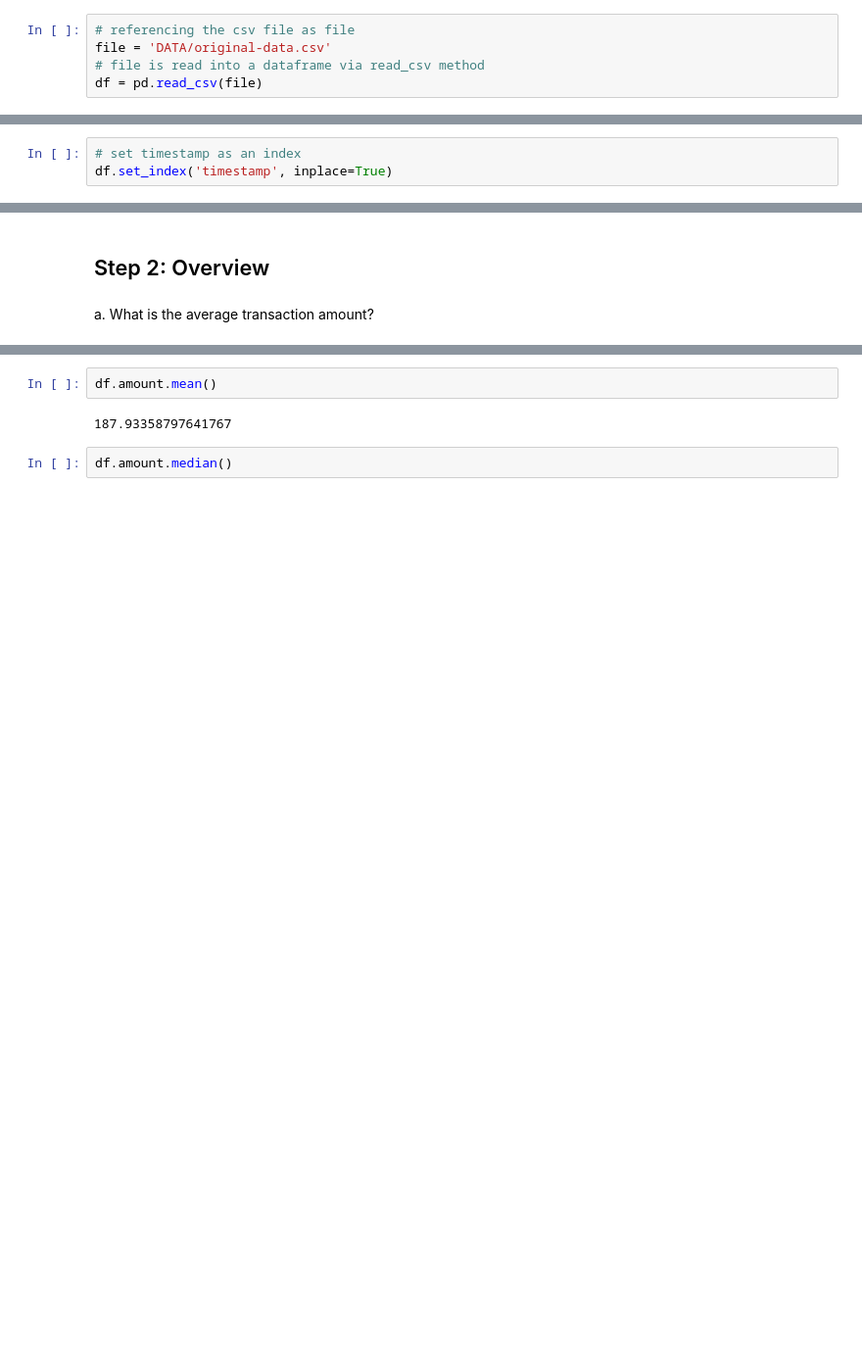
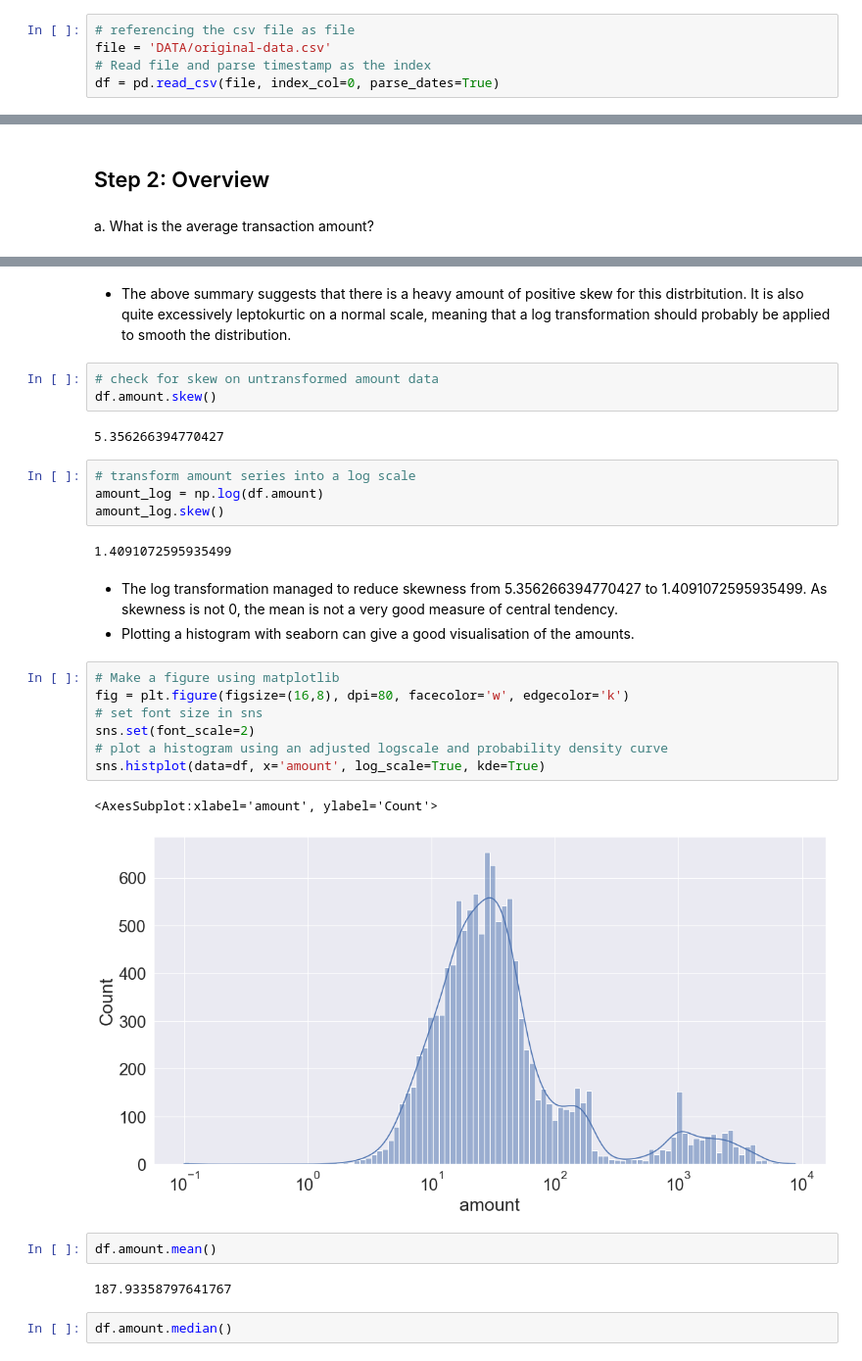
Before and after one commit to isaackarwailow/ANZ, a Jupyter notebook: EDA.ipynb, the cells around one changed output, grey strips where cells are left out. Shown at 98% size. Saved outputs shown, nothing was run; the diff lists cells and outputs as text; blank space fills up the shorter version.

```diff
--- a/EDA.ipynb
+++ b/EDA.ipynb
@@ -12,8 +13,8 @@ import datetime
 # %%
 # referencing the csv file as file
 file = 'DATA/original-data.csv'
-# file is read into a dataframe via read_csv method
-df = pd.read_csv(file)
+# Read file and parse timestamp as the index
+df = pd.read_csv(file, index_col=0, parse_dates=True)
 # %%
 # confirmation of existing columns of file on load
 df.columns
@@ -125,6 +106,3 @@ Name: timestamp, Length: 12043, dtype: datetime64[ns, UTC]
-# %%
-# set timestamp as an index
-df.set_index('timestamp', inplace=True)
 # %%
 # convert status into categorical data type
 s = pd.CategoricalDtype(categories=['authorized', 'posted'], ordered=True)
@@ -189,3 +170,29 @@ Name: amount, dtype: float64
+# %% [markdown]
+* The above summary suggests that there is a heavy amount of positive skew for this distrbitution. It is also quite excessively leptokurtic on a normal scale, meaning that a log transformation should probably be applied to smooth the distribution.
+# %%
+# check for skew on untransformed amount data
+df.amount.skew()
+# %% [output]
+5.356266394770427
+# %%
+# transform amount series into a log scale
+amount_log = np.log(df.amount)
+amount_log.skew()
+# %% [output]
+1.4091072595935499
+# %% [markdown]
+* The log transformation managed to reduce skewness from 5.356266394770427 to 1.4091072595935499. As skewness is not 0, the mean is not a very good measure of central tendency.
+* Plotting a histogram with seaborn can give a good visualisation of the amounts.
+# %%
+# Make a figure using matplotlib
+fig = plt.figure(figsize=(16,8), dpi=80, facecolor='w', edgecolor='k')
+# set font size in sns
+sns.set(font_scale=2)
+# plot a histogram using an adjusted logscale and probability density curve
+sns.histplot(data=df, x='amount', log_scale=True, kde=True)
+# %% [output]
+<AxesSubplot:xlabel='amount', ylabel='Count'>
+[figure, added]
 # %%
 df.amount.mean()
 # %% [output]
```
Also changed, not shown: parts of 29 cells of this notebook, 2 other files.
